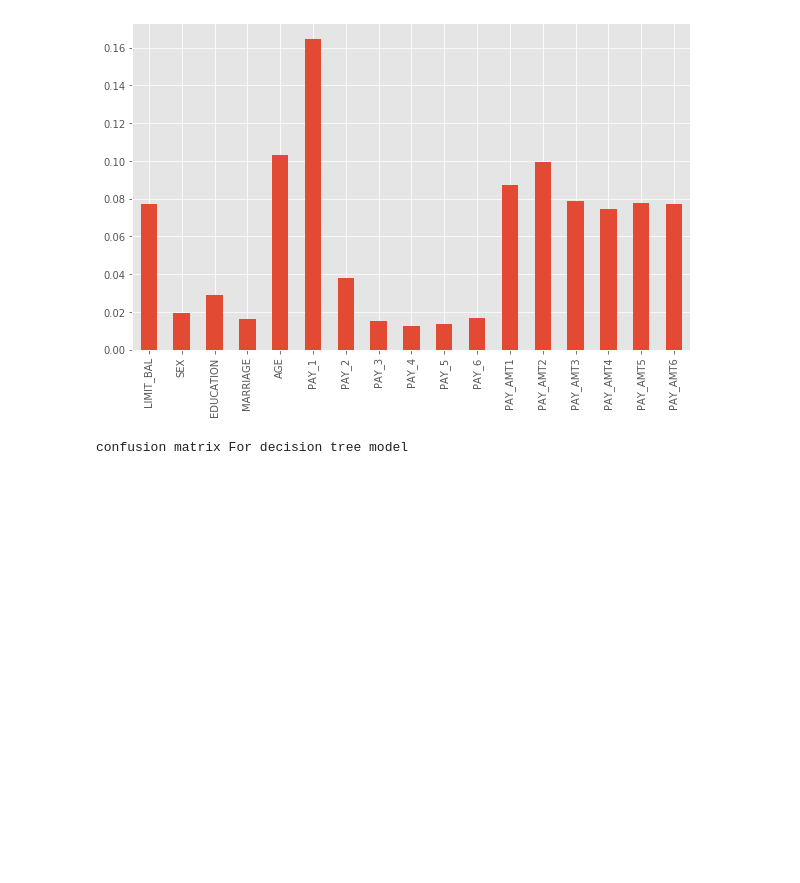
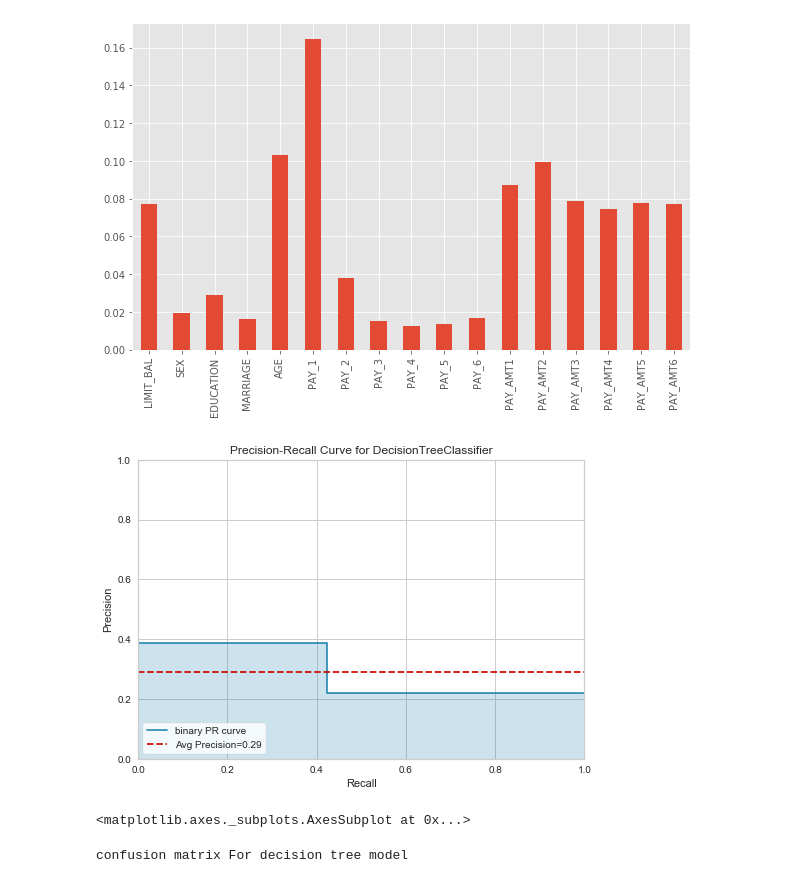
Before and after one commit to pankajti/MSDS_7331_Lab2, a Jupyter notebook: modelling/decision_tree.ipynb, the cells around one changed output. Saved outputs shown, nothing was run; the diff lists cells and outputs as text; code cells hidden in the pictures; blank space fills up the shorter version.

```diff
--- a/modelling/decision_tree.ipynb
+++ b/modelling/decision_tree.ipynb
@@ -184,6 +184,17 @@ weights.plot(kind='bar')
 plt.show()
 # %% [output]
 [figure]
+# %%
+from yellowbrick.classifier import PrecisionRecallCurve
+
+# Create the visualizer, fit, score, and show it
+viz = PrecisionRecallCurve(decision_tree)
+viz.fit(X_train, y_train)
+viz.score(X_test, y_test)
+viz.show()
+# %% [output]
+[figure, added]
+<matplotlib.axes._subplots.AxesSubplot at 0x...>
 # %%
 cm = confusion_matrix(y_hat, y_test)
 plt.figure(figsize=(9,9))
```
Also changed, not shown: parts of 3 cells of this notebook, 2 other files.
